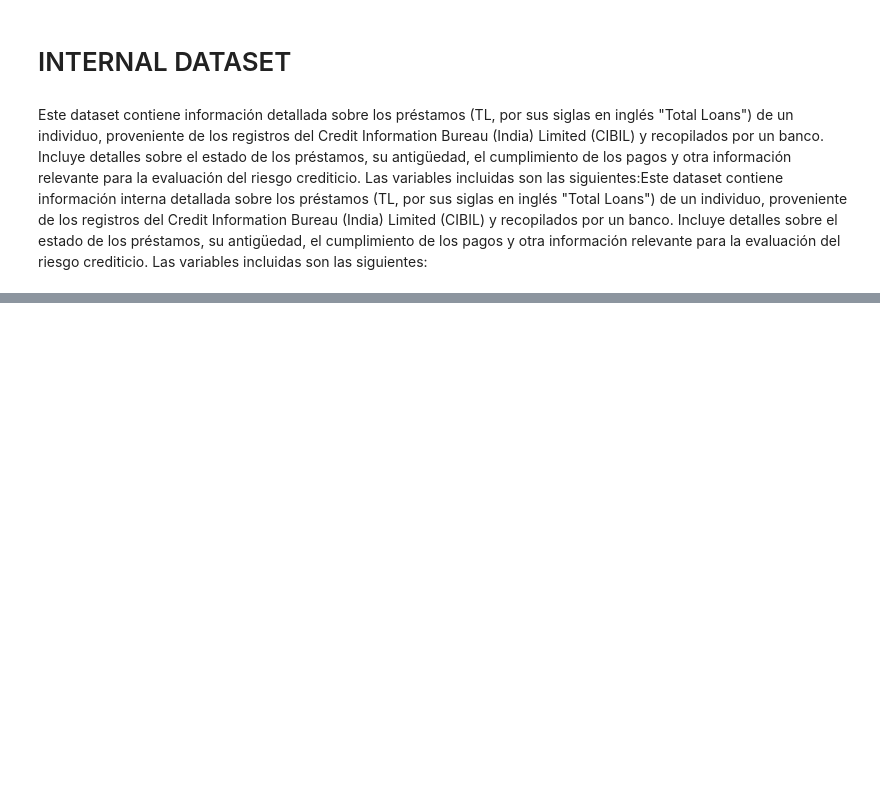
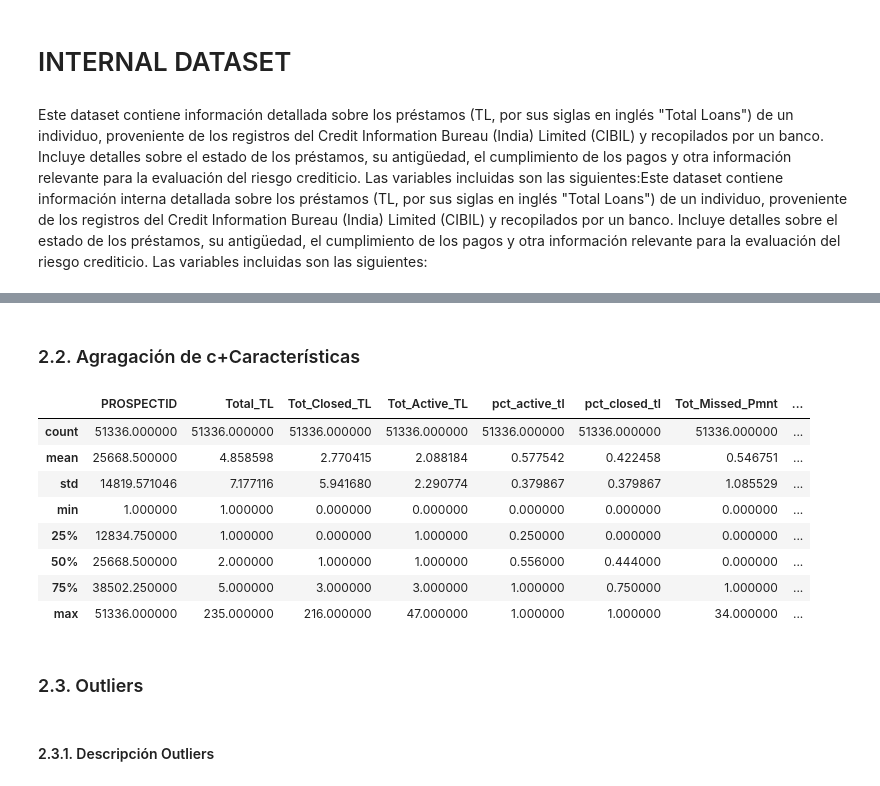
Before and after one commit to Ismaelasoo/ML-Credit-Scoring, a Jupyter notebook: Internal_EDA.ipynb, the cells around one changed output, grey strips where cells are left out. Saved outputs shown, nothing was run; the diff lists cells and outputs as text; code cells hidden in the pictures; blank space fills up the shorter version.

```diff
--- a/Internal_EDA.ipynb
+++ b/Internal_EDA.ipynb
@@ -18,4 +59,4 @@ Este dataset contiene información detallada sobre los préstamos (TL, por sus s
 # %%
-# # Función que muestra la estructura de cada variable
-# for col in internal.columns.tolist():
-#     describe_columna(internal, col)
+# Función que muestra la estructura de cada variable
+for col in internal.columns.tolist():
+    describe_columna(internal, col)
@@ -21,0 +111,6 @@ Este dataset contiene información detallada sobre los préstamos (TL, por sus s
+# %%
+#
+# x = (internal[internal['Age_Newest_TL'] == None]) & (internal[internal['Age_Newest_TL'] == None])
+x = internal[internal['Age_Newest_TL'].isnull()].index
+y = internal[internal['Age_Oldest_TL'].isnull()].index
+x == y
@@ -21,0 +123,3 @@ Este dataset contiene información detallada sobre los préstamos (TL, por sus s
+# %%
+pd.set_option('display.max_columns', None)
+internal.loc[x, :].describe()
@@ -21,0 +144,2 @@ Este dataset contiene información detallada sobre los préstamos (TL, por sus s
+# %% [markdown]
+### 2.2. Agragación de c+Características
@@ -21,0 +192,16 @@ Este dataset contiene información detallada sobre los préstamos (TL, por sus s
+# %%
+internal.describe()
+# %% [output]
+|  | PROSPECTID | Total_TL | Tot_Closed_TL | Tot_Active_TL | pct_active_tl | pct_closed_tl | Tot_Missed_Pmnt | ... |
+| count | 51336.000000 | 51336.000000 | 51336.000000 | 51336.000000 | 51336.000000 | 51336.000000 | 51336.000000 | ... |
+| mean | 25668.500000 | 4.858598 | 2.770415 | 2.088184 | 0.577542 | 0.422458 | 0.546751 | ... |
+| std | 14819.571046 | 7.177116 | 5.941680 | 2.290774 | 0.379867 | 0.379867 | 1.085529 | ... |
+| min | 1.000000 | 1.000000 | 0.000000 | 0.000000 | 0.000000 | 0.000000 | 0.000000 | ... |
+| 25% | 12834.750000 | 1.000000 | 0.000000 | 1.000000 | 0.250000 | 0.000000 | 0.000000 | ... |
+| 50% | 25668.500000 | 2.000000 | 1.000000 | 1.000000 | 0.556000 | 0.444000 | 0.000000 | ... |
+| 75% | 38502.250000 | 5.000000 | 3.000000 | 3.000000 | 1.000000 | 0.750000 | 1.000000 | ... |
+| max | 51336.000000 | 235.000000 | 216.000000 | 47.000000 | 1.000000 | 1.000000 | 34.000000 | ... |
+# %% [markdown]
+### 2.3. Outliers
+# %% [markdown]
+#### 2.3.1. Descripción Outliers
```
Also changed, not shown: parts of 23 cells of this notebook.
